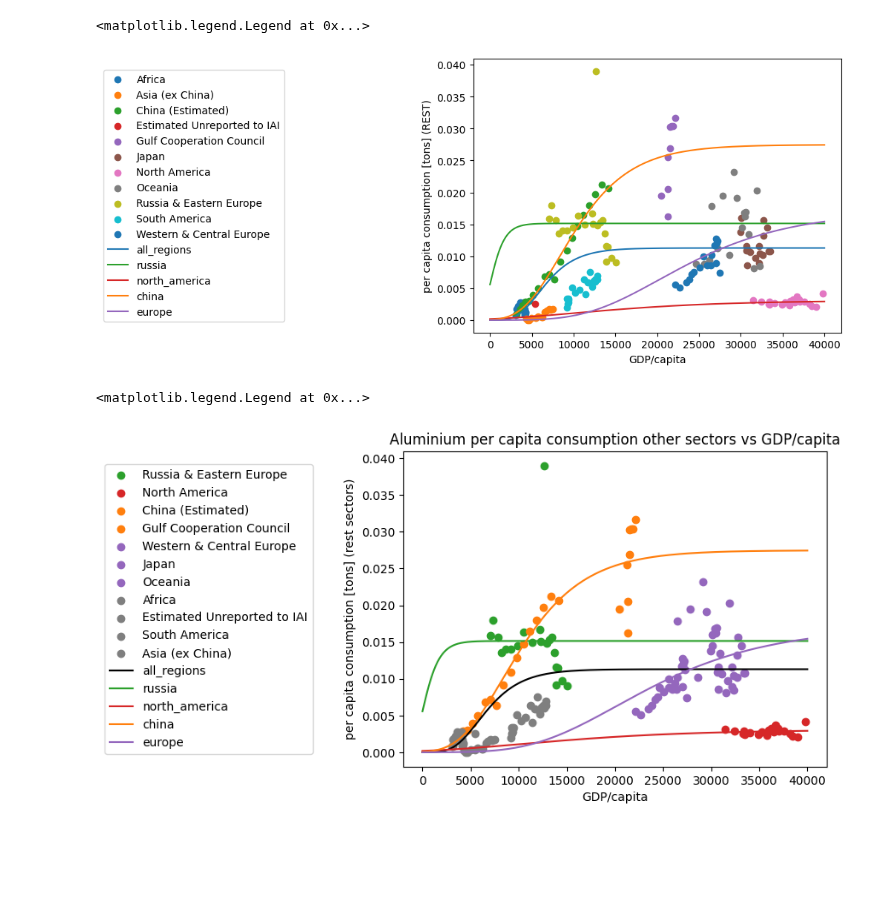
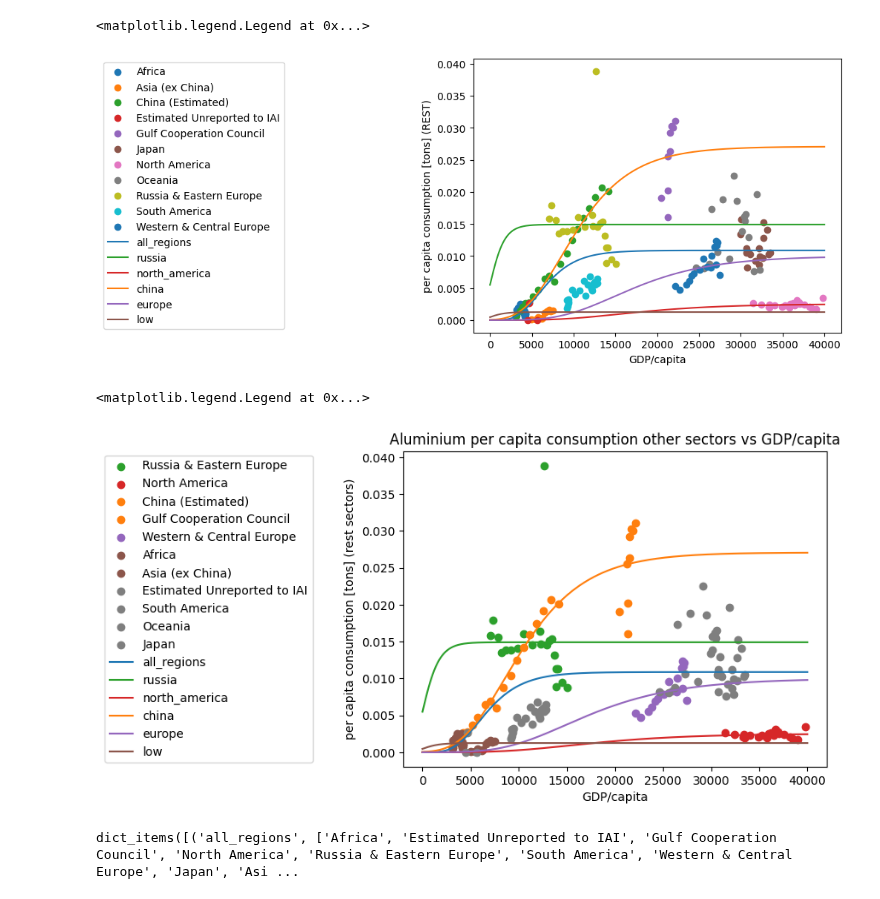
Before and after one commit to imagepbl/image-materials, a Jupyter notebook: imagematerials/rest_of/scripts_test/aluminium.ipynb, the cells around one changed output. Saved outputs shown, nothing was run; the diff lists cells and outputs as text; code cells hidden in the pictures; blank space fills up the shorter version.

Commit message:
Copper fits (#345)
* update copper grouping of regions

* copper fitting

* copper done, start alu

* copper and alu fitting

* metals fitting

```diff
--- a/imagematerials/rest_of/scripts_test/aluminium.ipynb
+++ b/imagematerials/rest_of/scripts_test/aluminium.ipynb
@@ -117,21 +119,22 @@ best_rmse_models= {
     'russia' : 'gompertz model',
     'north_america' : 'gompertz model',
     'china' : 'gompertz model',
-    'europe' : 'gompertz model'}
+    'europe' : 'gompertz model',
+    'low' : 'gompertz model'
+}
 
 bounds = {
     'all_regions' : ([0, 0, 0], [10, 10, 10]),
     'russia' : ([0, 1, 1], [10, 10, 10]),
     'north_america' : ([0, 1, 1], [10, 10, 10]),
     'china' : ([0, 0, 0], [0.03, 10, 10]),
-    'europe' : ([0, 0, 0], [10, 10, 10])
+    'europe' : ([0, 0, 0], [0.01, 10, 10]),
+    'low' : ([0, 1, 1], [0.01, 10, 10])
 }
 
 aluminium.fit_models(best_rmse_models, bounds)
-
-
-
-# add regions to regions model match that are not in there yet becaused they are fitted to the global average
-for key in IAI_TO_IMAGE_CLASSES.keys():
-    if key not in aluminium.region_model_match:
-        aluminium.region_model_match[key] = aluminium.model_groups.get("all_regions")[6]
+# %%
+# add regions to regions model match that are not in there yet becaused they are fitted to the global average
+for key in IAI_TO_IMAGE_CLASSES.keys():
+    if key not in aluminium.region_model_match:
+        aluminium.region_model_match[key] = None
@@ -148,8 +301,9 @@ color_dict_fits = {
     'russia' : '#2ca02c',  # green
     'north_america' : '#d62728',  # red
     'china' : '#ff7f0e',  # orange
-    'europe' : '#9467bd'  # purple
-
+    'europe' : '#9467bd',  # purple
+    'low' : '#8c564b',  # brown
+    'rest' : '#7f7f7f'  # grey
 }
 
 
@@ -175,49 +329,46 @@ ax.set_xlabel("GDP/capita")
 ax.legend(loc = 'right', bbox_to_anchor=(-0.5, 0.5))
 # %% [output]
 <matplotlib.legend.Legend at 0x...>
-[figure, old version]
+[figure, new version]
 # %%
-color_dict = {
-    'all_regions' : "#000000",  # blue
-    'russia' : '#2ca02c',  # green
-    'north_america' : '#d62728',  # red
-    'china' :  '#ff7f0e',  # orange
-    'europe' : '#9467bd',  # purple
-    'rest' : '#7f7f7f'  # grey for rest of regions
-}
 
 
 fig, ax = plt.subplots()
 
 for key, regions in aluminium_regions.items():
     if key == 'all_regions':
         continue
     for region in regions:
         ax.scatter(aluminium.gdp_pc[region],
                 aluminium.cons_capita[region],
                 label = region,
-                color = color_dict[key])
+                color = color_dict_fits[key])
 
 for region in rest:
     ax.scatter(aluminium.gdp_pc[region],
                aluminium.cons_capita[region],
                label = region,
-               color = color_dict['rest'])
+               color = color_dict_fits['rest'])
+
 
 for grouping in aluminium_regions.keys():
     model = aluminium.model_groups[grouping][models_output_dict[aluminium.best_rmse_models[grouping]]]
     ax.plot(model.predict(np.arange(1, 40000).reshape(-1, 1)),
             label = grouping,
-            color = color_dict[grouping])
+            color = color_dict_fits[grouping])
 
 ax.set_ylabel("per capita consumption [tons] (rest sectors)")
 ax.set_xlabel("GDP/capita")
 ax.set_title("Aluminium per capita consumption other sectors vs GDP/capita")
 
 plt.legend(loc = 'right', bbox_to_anchor=(-0.2, 0.5))
 # %% [output]
 <matplotlib.legend.Legend at 0x...>
-[figure, old version]
+[figure, new version]
+# %%
+aluminium_regions.items()
+# %% [output]
+dict_items([('all_regions', ['Africa', 'Estimated Unreported to IAI', 'Gulf Cooperation Council', 'North America', 'Russia & Eastern Europe', 'South America', 'Western & Central Europe', 'Japan', 'Asi ...
 # %%
 aluminium.smooth_out_interpolation_all(10, 2012)
 # %%
```
Also changed, not shown: parts of 16 cells of this notebook, 20 other files.
